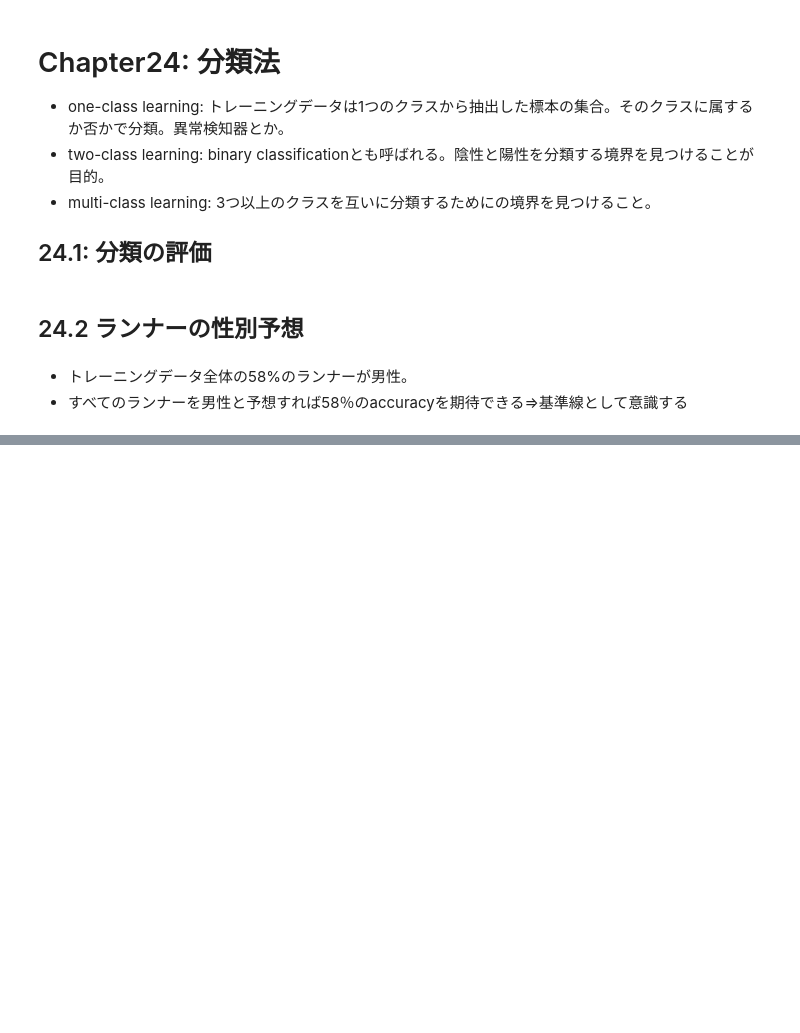
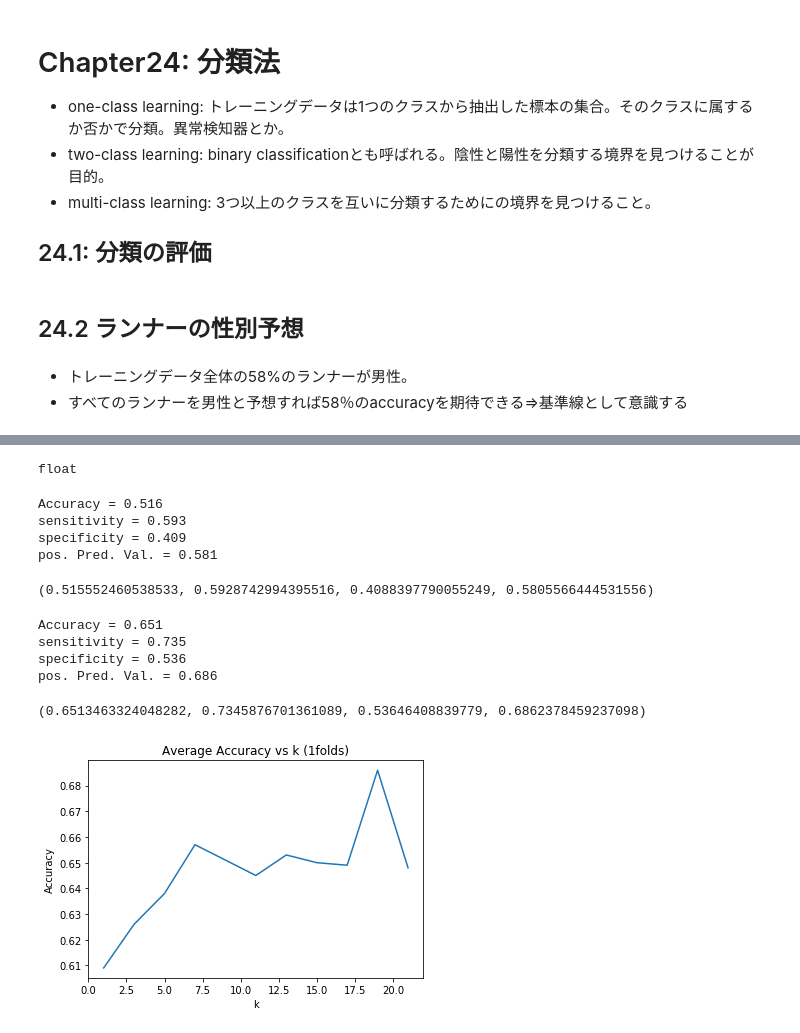
Before and after one commit to Tatsuro0726/MIT_DS, a Jupyter notebook: practice_Ch24.ipynb, the cells around one changed output, grey strips where cells are left out. Saved outputs shown, nothing was run; the diff lists cells and outputs as text; code cells hidden in the pictures; blank space fills up the shorter version.

```diff
--- a/practice_Ch24.ipynb
+++ b/practice_Ch24.ipynb
@@ -64,7 +64,7 @@ def getBMData(filename):
         split = line.split(',') # カンマで区切りリストで返す
         data['name'].append(split[0])
         data['gender'].append(split[1])
-        data['age'].append(split[2])
+        data['age'].append(float(split[2]))
         data['division'].append(split[3])
         data['country'].append(split[4])
         data['time'].append(float(split[5][:-1])) # 改行\nを取り除く
@@ -103,7 +103,7 @@ def buildMarathonExamples(fileName):
     data = getBMData(fileName)
     examples = []
     for i in range(len(data['age'])):
-        a = runner(data['gender'][i], data['age'][i], data['time'][i])
+        a = Runner(data['gender'][i], data['age'][i], data['time'][i])
         examples.append(a)
     return examples
 
@@ -126,0 +187,5 @@ def findKNearest(example, exampleSet, k):
+# %%
+features = examples[0].getFeatures()
+type(features[0])
+# %% [output]
+float
@@ -126,0 +217,45 @@ def findKNearest(example, exampleSet, k):
+# %%
+examples = buildMarathonExamples('bm_results2012.txt')
+training, testSet = divide80_20(examples)
+truePos, falsePos, trueNeg, falseNeg = prevalenceClassify(training, testSet, 'M')
+getStats(truePos, falsePos, trueNeg, falseNeg)
+# %% [output]
+Accuracy = 0.516
+sensitivity = 0.593
+specificity = 0.409
+pos. Pred. Val. = 0.581
+(0.515552460538533, 0.5928742994395516, 0.4088397790055249, 0.5805566444531556)
+# %%
+reducedTraining = random.sample(training, len(training)//10)
+truePos, falsePos, trueNeg, falseNeg = KNearestClassify(reducedTraining, testSet, 'M', 9)
+getStats(truePos, falsePos, trueNeg, falseNeg)
+# %% [output]
+Accuracy = 0.651
+sensitivity = 0.735
+specificity = 0.536
+pos. Pred. Val. = 0.686
+(0.6513463324048282, 0.7345876701361089, 0.53646408839779, 0.6862378459237098)
+# %%
+# 24.5 良いkを探す
+import pylab
+
+def findK(training, minK, maxK, numFolds, label):
+    # ある値の範囲の奇数kに対する平均正確度を計算する
+    accuracies = []
+    for k in range(minK, maxK+1, 2):
+        score = 0.0
+        for i in range(numFolds):
+            # 計算時間を削減するためのダウンサンプル
+            fold = random.sample(training, min(5000,len(training)))
+            examples, testSet = divide80_20(fold)
+            truePos, falsePos, trueNeg, falseNeg = KNearestClassify(examples, testSet, label, k)
+            score += accuracy(truePos, falsePos, trueNeg, falseNeg)
+        accuracies.append(score/numFolds)
+    pylab.plot(range(minK,maxK+1,2),accuracies)
+    pylab.title('Average Accuracy vs k (' + str(numFolds) + 'folds)')
+    pylab.xlabel('k')
+    pylab.ylabel('Accuracy')
+
+findK(training,1,21,1,'M')
+# %% [output]
+[figure, added]
```
Also changed, not shown: parts of 22 cells of this notebook, 2 other files.
